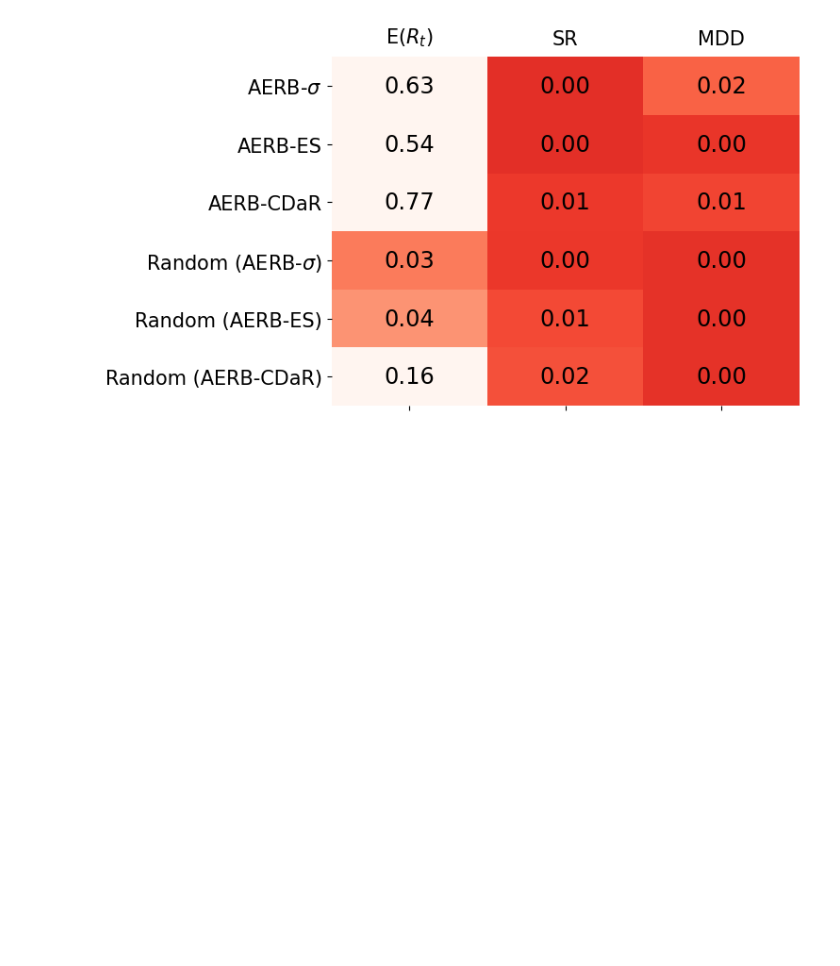
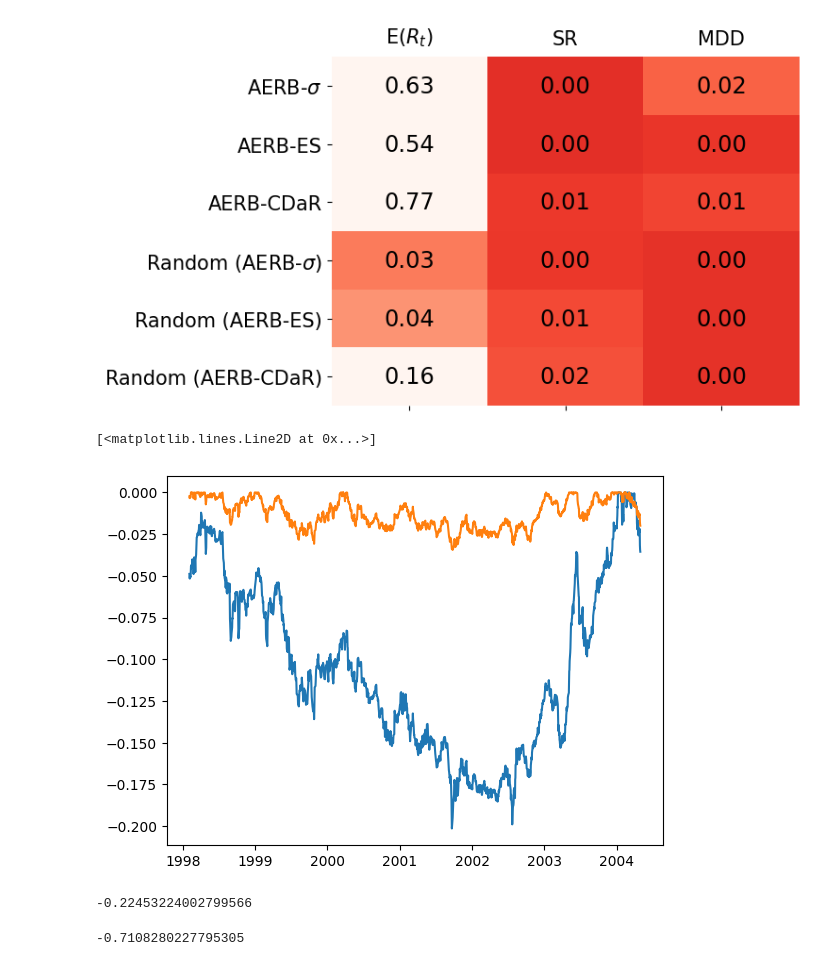
Before and after one commit to QuantLet/EmbeddingPortfolio, a Jupyter notebook: Backtest tail-risk AE.ipynb, the cells around one changed output. Cells and saved outputs as stored; diff of their text form; code cells hidden in the pictures; blank space fills up the shorter version.

```diff
--- a/Backtest tail-risk AE.ipynb
+++ b/Backtest tail-risk AE.ipynb
@@ -407,3 +560,17 @@ if save:
     plt.savefig(f'{savedir}/spa_p_values_hedge_dataset2.png', bbox_inches='tight', transparent=True)
 # %% [output]
 [figure]
+# %%
+plt.plot((total_return2[bench] / total_return2[bench].cummax()).loc["1998-02-01":"2004-05-01"] - 1)
+plt.plot((total_return2[strat] / total_return2[strat].cummax()).loc["1998-02-01":"2004-05-01"] - 1)
+# %% [output]
+[<matplotlib.lines.Line2D at 0x...>]
+[figure, added]
+# %%
+((total_return2[bench] / total_return2[bench].cummax()).loc["2020-02-01":"2020-05-01"] - 1).min() * 100
+# %% [output]
+-0.22453224002799566
+# %%
+((total_return2[strat] / total_return2[strat].cummax()).loc["2020-02-01":"2020-05-01"] - 1).min() * 100
+# %% [output]
+-0.7108280227795305
```
Also changed, not shown: parts of 6 cells of this notebook, 2 other files.
